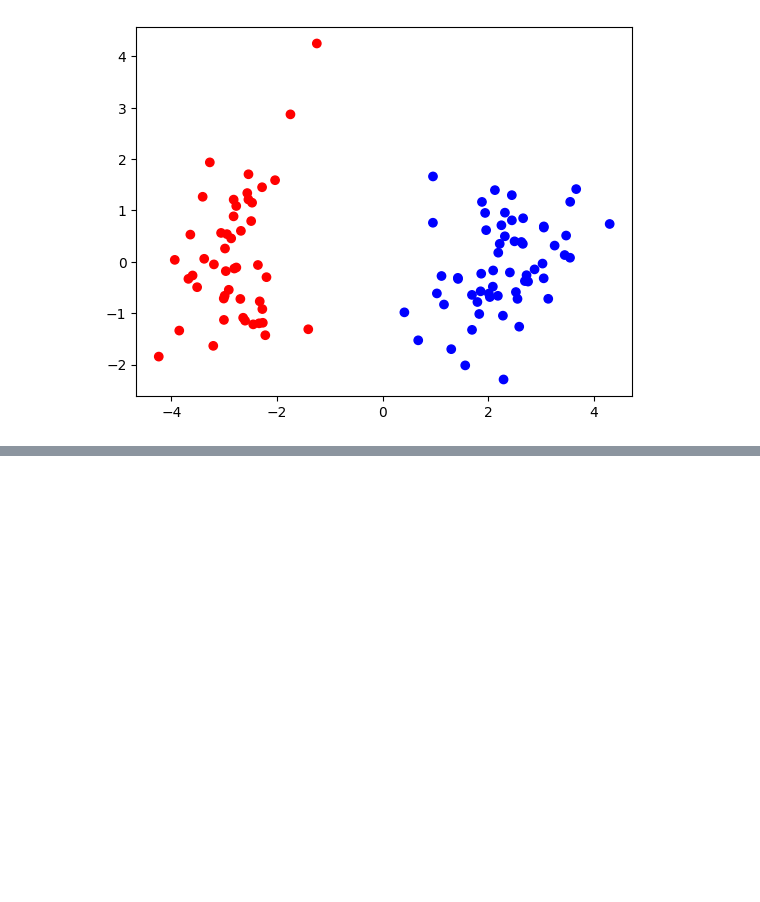
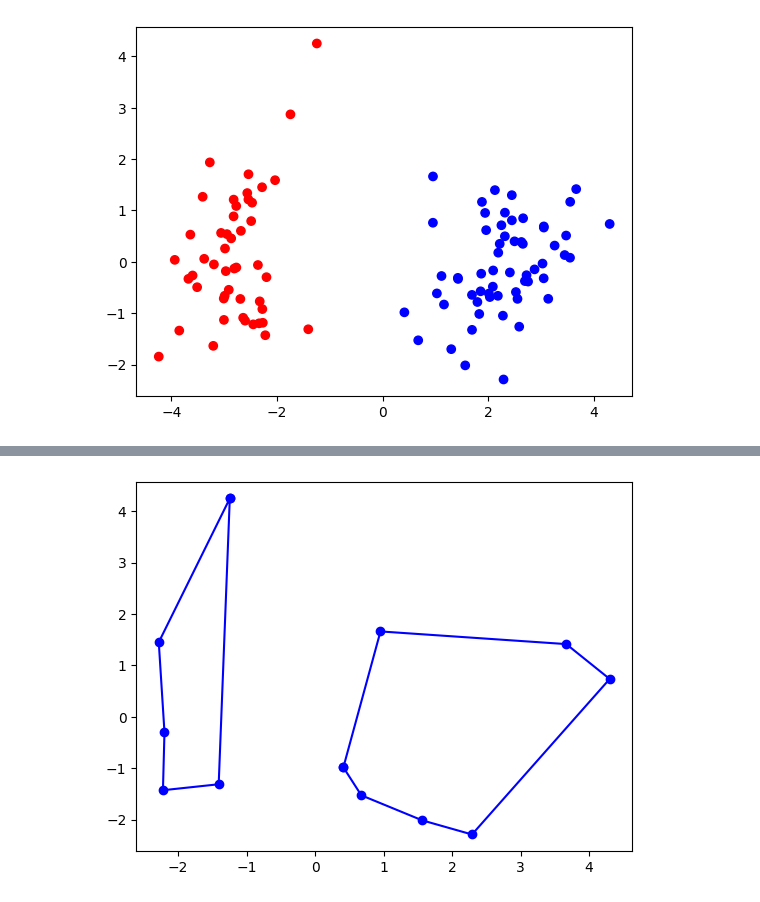
Before and after one commit to attiilla/Alg2, a Jupyter notebook: TP1/TP1.ipynb, the cells around one changed output, grey strips where cells are left out. Cells and saved outputs as stored; diff of their text form; code cells hidden in the pictures; blank space fills up the shorter version.

Commit message:
Start modelling Geometric_Classificator class

```diff
--- a/TP1/TP1.ipynb
+++ b/TP1/TP1.ipynb
@@ -528,6 +434,3 @@ def ConvexHullA_BUG_NO_SISTEMA_ALGUEM_ME_DESCONFIGUROU(rb_tree_points):
         polar_hull[p] = None
         hull_points[p] = None
     return hull_points, polar_hull
-# %%
-for key in rbt.keys():
-    print(rbt[key])
@@ -1073,0 +1054,34 @@ plt.show()
+# %%
+class Geometric_Classificator:
+    def __init__(self):
+        self.hulls = list()
+
+    def fit(self, x_train, y_train):
+        #Point.Reset()
+        #Segment.Reset()
+        #Buid the convex hull to each label
+        for label in set(y_train):
+            set_coord = x_train[y_train == label]
+            rbt = SortedDict()
+            #Transform all register in the class Point
+            set_points = np.apply_along_axis(lambda x: Point(x[0],x[1]), axis = 1, arr = set_coord)
+            for p in set_points:
+                rbt[PointWrap(p)] = None
+            self.hulls.append([label,ConvexHullA(rbt)])
+            rbt.clear()
+
+        #Apply SweepLine in both Hulls to check for intersections
+        hulls_segment = [GetSegments(self.hulls[i][1]) for i in range(2)]
+
+        if(SweepLine(hulls_segment[0],hulls_segment[1])):
+            print("Data is linear separable")
+        else:
+            print("Data is not linear separable")
+            return False
+
+        self.slope, self.intersect = Classificator(self.hulls[0][1], self.hulls[1][1])
+        return
+# %%
+gc = Geometric_Classificator()
+# %%
+gc.fit(data,label)
@@ -1073,0 +1095,5 @@ plt.show()
+# %%
+PrintHullA(gc.hulls[0][1])
+PrintHullA(gc.hulls[1][1])
+# %% [output]
+[figure, added]
```
Also changed, not shown: parts of 35 cells of this notebook.
